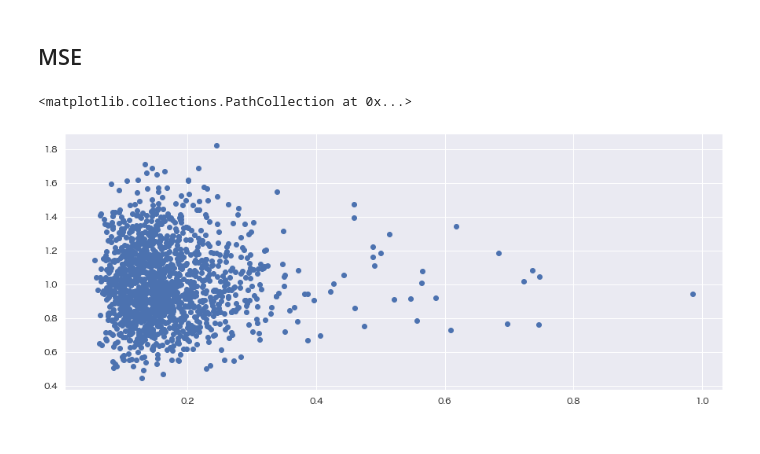
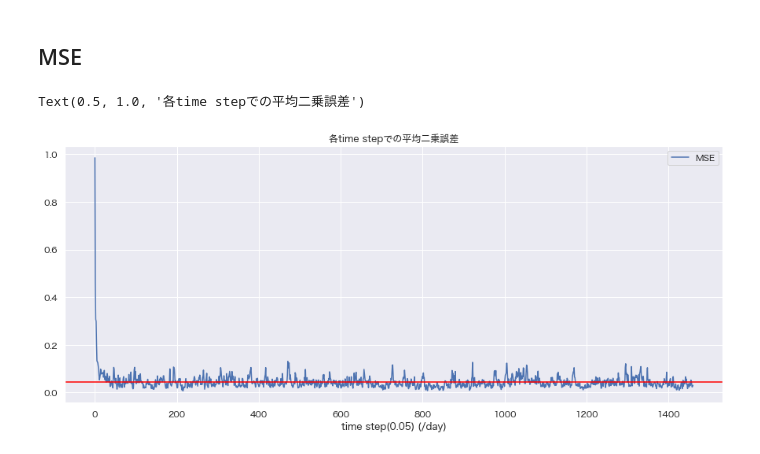
Before and after one commit to washingtk/data-assimilation-A, a Jupyter notebook: notebooks/task5/KF_simulation.ipynb, the cells around one changed output. Saved outputs shown, nothing was run; the diff lists cells and outputs as text; code cells hidden in the pictures.

```diff
--- a/notebooks/task5/KF_simulation.ipynb
+++ b/notebooks/task5/KF_simulation.ipynb
@@ -8,9 +8,9 @@ import pickle
 from scipy import signal
 # from numpy.random import Generator, MT19937
 
-sns.set_theme()
+# sns.set_theme()
 plt.rcParams["font.family"] = 'Hiragino sans'
-sns.set(font=['Hiragino sans'])
+# sns.set(font=['Hiragino sans'])
 # %%
 def RungeKutta4(initial, time, model, F):
     """
@@ -155,7 +155,7 @@ alpha = 1.
 delta = 1e-8
 dt = 0.05
 # %%
-def tangentM(delta, x_a, dt=1e-8, N=40):
+def tangentM(delta, x_a, dt=0.05, N=40):
     """
     M（RK4)の一次線形近似計算
 
@@ -176,7 +176,7 @@ def tangentM(delta, x_a, dt=1e-8, N=40):
         TLM[:, i] = (RK4(x_a + delta * e_i, dt, L96, 8) - RK4(x_a, dt, L96, 8)) / delta
     return TLM
 # %%
-def one_shotKF(x_a, P_a, y_o, alpha=alpha, delta=delta, dt=dt, I=I, H=H, R=R):
+def one_shotKF(x_a, P_a, y_o, alpha=1.1, delta=1e-8, dt=0.05, I=I, H=H, R=R):
     """
     KFの一回単位のシミュレーション。
 
@@ -201,13 +201,11 @@ def one_shotKF(x_a, P_a, y_o, alpha=alpha, delta=delta, dt=dt, I=I, H=H, R=R):
     """
     M = tangentM(delta, x_a)
     x_f = RK4(x_a, dt, model=L96, F=8)
-    P_f = M * P_a * M.T
+    P_f = M @ P_a @ M.T
     P_f = P_f * alpha
-    K = P_f * H.T * np.linalg.inv(H * P_f * H.T + R)
-    y_o = obs_dat[i, :]
+    K = P_f @ H.T @ np.linalg.inv(H @ P_f @ H.T + R)
     x_a = x_f + K @ (y_o - H @ x_f)
-    x_a = x_a
-    P_a = (I - K @ H) @ P_f
+    P_a = P_f - K @ H @ P_f
     return x_a, P_a
 # %%
 """
@@ -215,6 +213,7 @@ def one_shotKF(x_a, P_a, y_o, alpha=alpha, delta=delta, dt=dt, I=I, H=H, R=R):
     x^f_0 = x^a_0 = y^o_0
     P_a = 1
 """
+alpha = 1.1
 x_f = obs_dat[0, :]
 x_a = x_f
 P_a = np.identity(N, dtype=np.float_)
@@ -223,7 +222,7 @@ P_a = np.identity(N, dtype=np.float_)
 x_analyze = [x_a]
 for i in range(1, len(obs_dat)):
     y_o = obs_dat[i, :]
-    x_a, P_a = one_shotKF(x_a, P_a, y_o)
+    x_a, P_a = one_shotKF(x_a, P_a, y_o, alpha=alpha)
     x_analyze.append(x_a)
 x_analyze = np.stack(x_analyze)
 # %%
@@ -244,8 +246,11 @@ noise_err = np.power(noise, 2).sum(axis=1) / 40
 # %%
 fig, ax = plt.subplots(figsize=(15, 6))
 ax.plot(err, label="MSE")
 ax.axhline(np.average(err), color="red")
-ax.plot(noise_err[six_hour], label="noise MSE")
+# ax.plot(noise_err[six_hour], label="noise MSE")
 ax.legend()
 ax.set_xlabel("time step(0.05) (/day)")
 ax.set_title("各time stepでの平均二乗誤差")
+# %% [output]
+Text(0.5, 1.0, '各time stepでの平均二乗誤差')
+[figure, added]
@@ -259,6 +256,0 @@ plt.plot(lag, cor)
-# %%
-plt.figure(figsize=(15, 6))
-plt.scatter(err, noise_err[six_hour])
-# %% [output]
-<matplotlib.collections.PathCollection at 0x...>
-[figure, removed]
```
Also changed, not shown: parts of 2 cells of this notebook.
